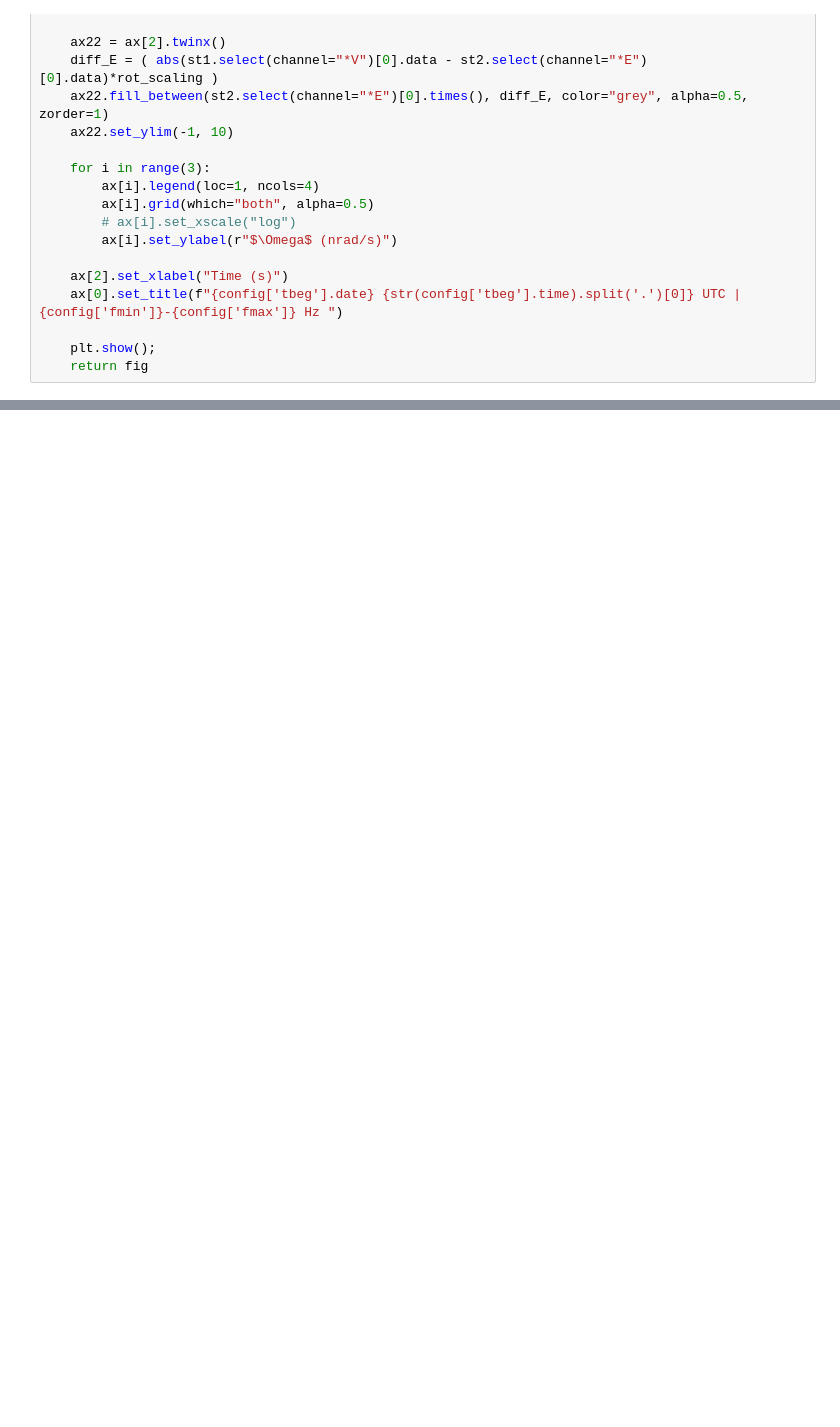
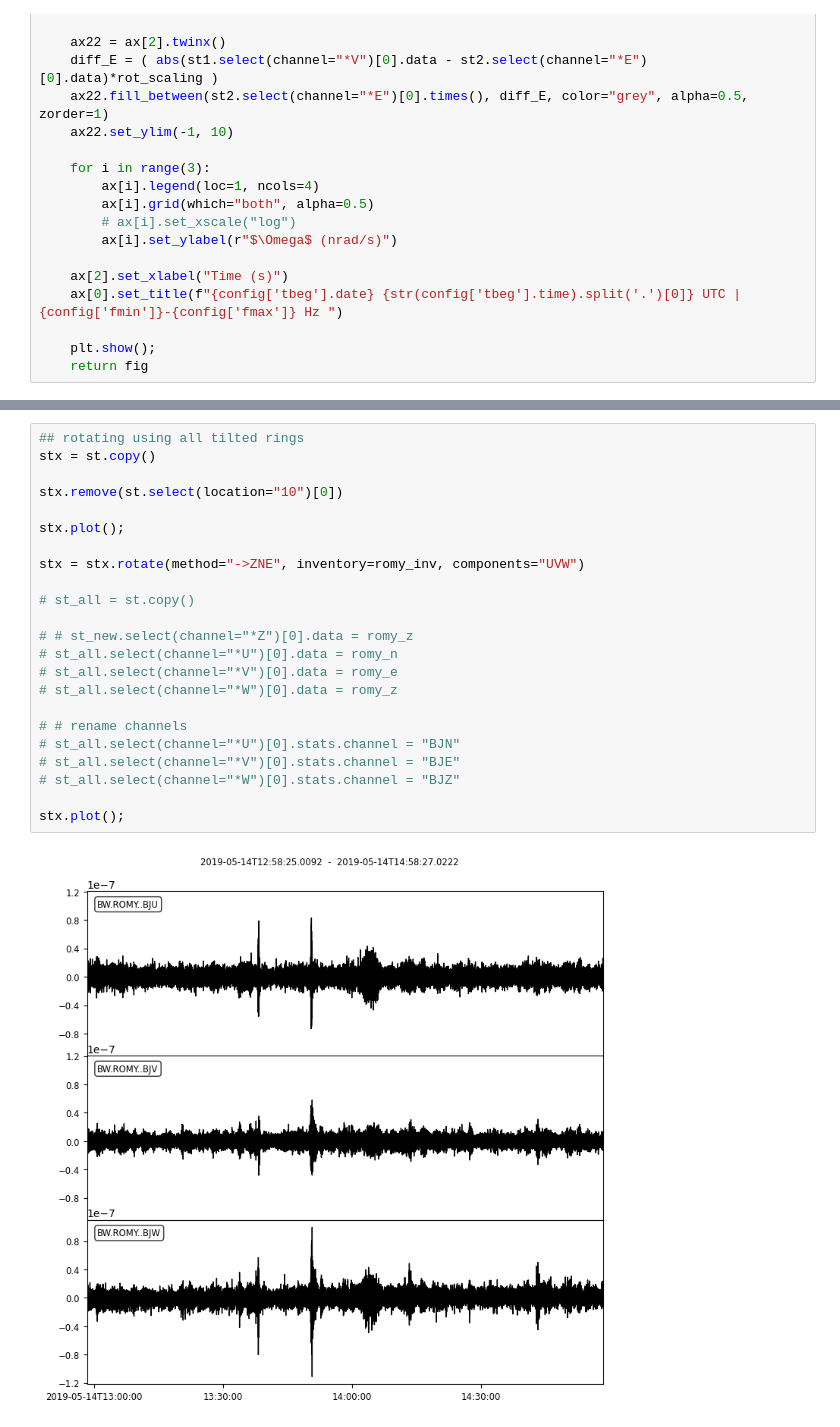
Before and after one commit to andbrocode/notebooks2, a Jupyter notebook: RomyEvents/ROMY_6C_RotationTest.ipynb, the cells around one changed output, grey strips where cells are left out. Saved outputs shown, nothing was run; the diff lists cells and outputs as text; blank space fills up the shorter version.

```diff
--- a/RomyEvents/ROMY_6C_RotationTest.ipynb
+++ b/RomyEvents/ROMY_6C_RotationTest.ipynb
@@ -230,0 +334,25 @@ def __multitaper_psd(arr, dt, n_win=5):
+# %%
+## rotating using all tilted rings
+stx = st.copy()
+
+stx.remove(st.select(location="10")[0])
+
+stx.plot();
+
+stx = stx.rotate(method="->ZNE", inventory=romy_inv, components="UVW")
+
+# st_all = st.copy()
+
+# # st_new.select(channel="*Z")[0].data = romy_z
+# st_all.select(channel="*U")[0].data = romy_n
+# st_all.select(channel="*V")[0].data = romy_e
+# st_all.select(channel="*W")[0].data = romy_z
+
+# # rename channels
+# st_all.select(channel="*U")[0].stats.channel = "BJN"
+# st_all.select(channel="*V")[0].stats.channel = "BJE"
+# st_all.select(channel="*W")[0].stats.channel = "BJZ"
+
+stx.plot();
+# %% [output]
+[figure, added]
```
Also changed, not shown: parts of 22 cells of this notebook, 15 other files.
